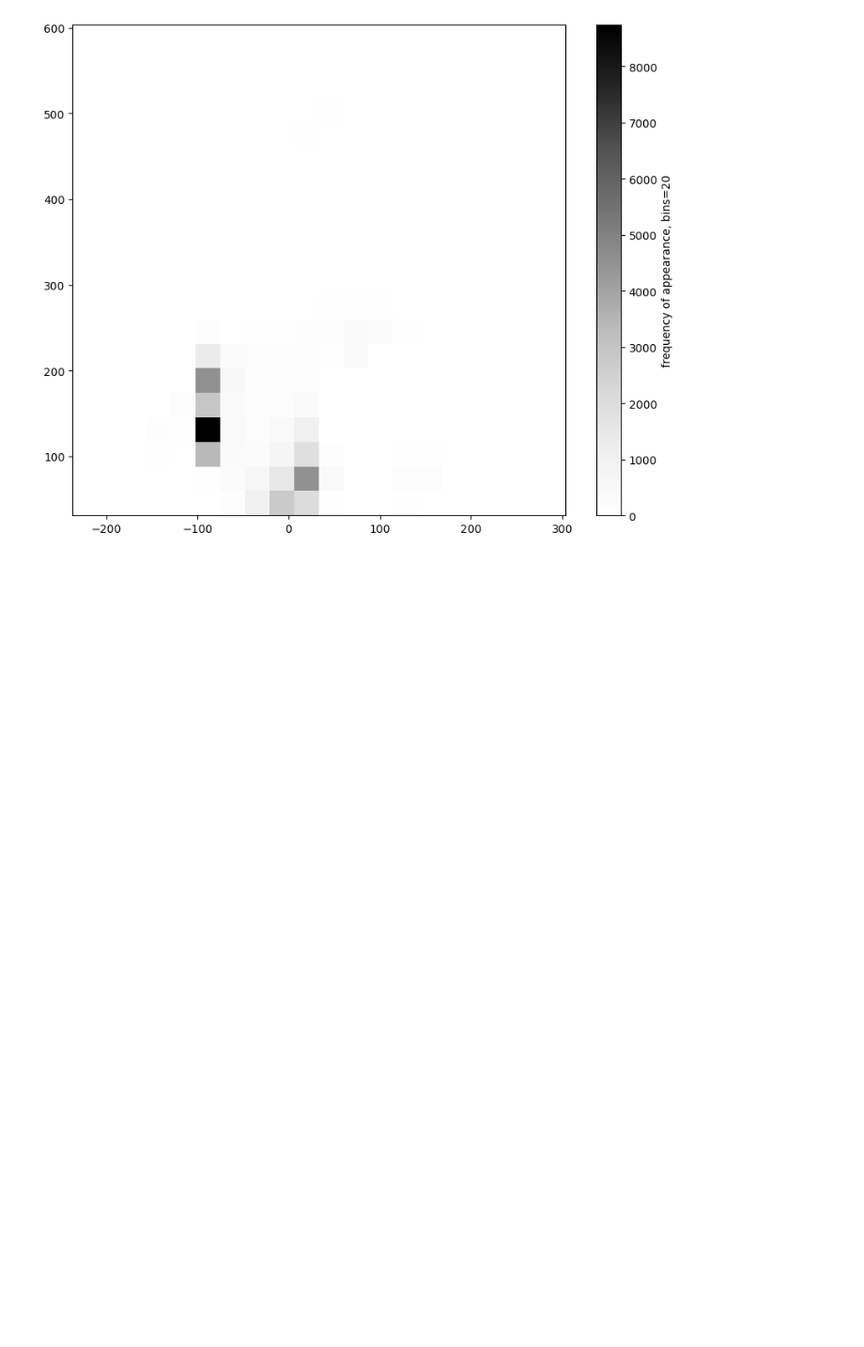
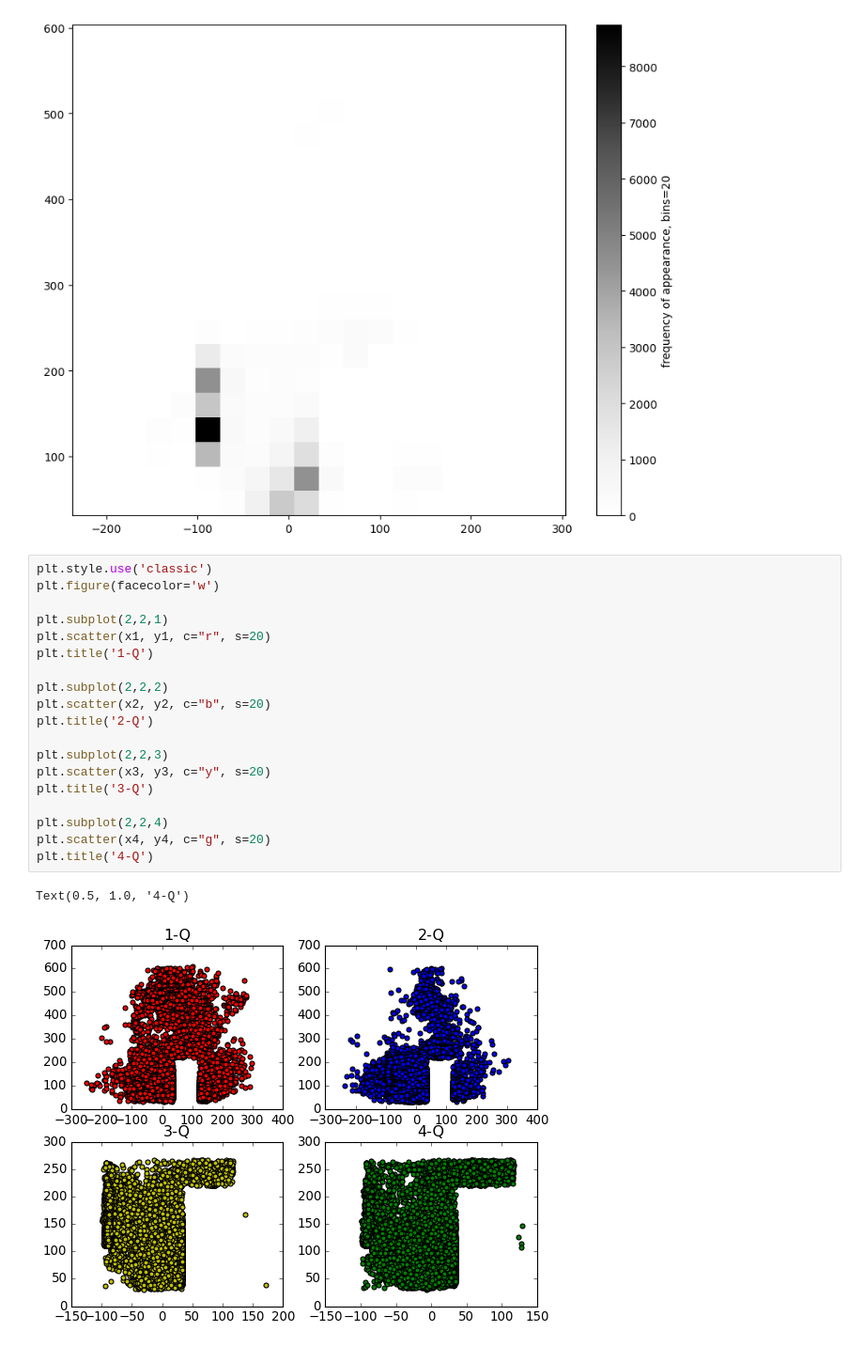
Before and after one commit to jihyeon602/practices_visualization, a Jupyter notebook: visualization_test1.ipynb, the cells around one changed output. Shown at 94% size. Drawn from its saved outputs; the diff is of its cells as text; blank space fills up the shorter version.

```diff
--- a/visualization_test1.ipynb
+++ b/visualization_test1.ipynb
@@ -125,3 +158,25 @@ cb.set_label('frequency of appearance, bins=20')
 [  0   0   0 ... -93 -93 -91] [ 33  34  25 ... -93 -93 -91]
 [473 473 473 ... 138 131 129] [ 76  87  89 ... 138 131 129]
 [figure]
+# %%
+plt.style.use('classic')
+plt.figure(facecolor='w')
+
+plt.subplot(2,2,1)
+plt.scatter(x1, y1, c="r", s=20)
+plt.title('1-Q')
+
+plt.subplot(2,2,2)
+plt.scatter(x2, y2, c="b", s=20)
+plt.title('2-Q')
+
+plt.subplot(2,2,3)
+plt.scatter(x3, y3, c="y", s=20)
+plt.title('3-Q')
+
+plt.subplot(2,2,4)
+plt.scatter(x4, y4, c="g", s=20)
+plt.title('4-Q')
+# %% [output]
+Text(0.5, 1.0, '4-Q')
+[figure, added]
```
Also changed, not shown: parts of 6 cells of this notebook.
